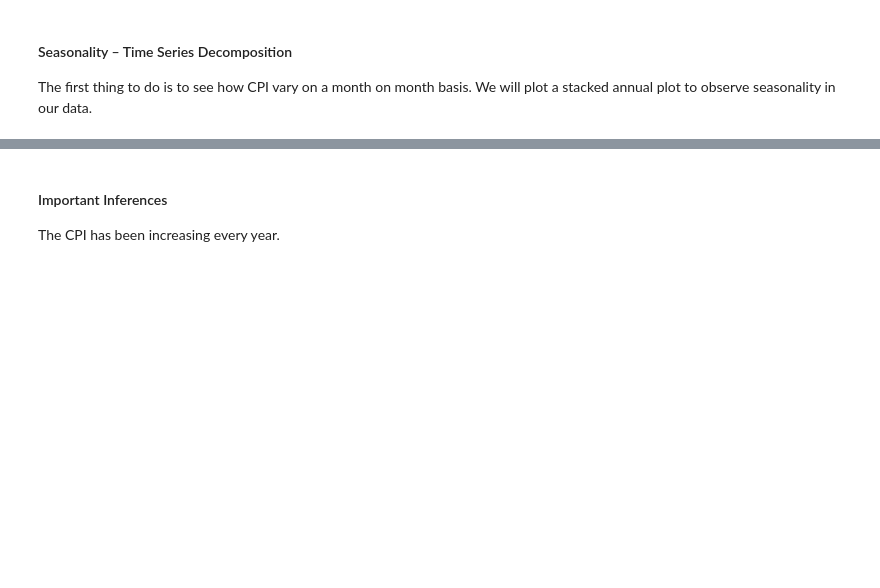
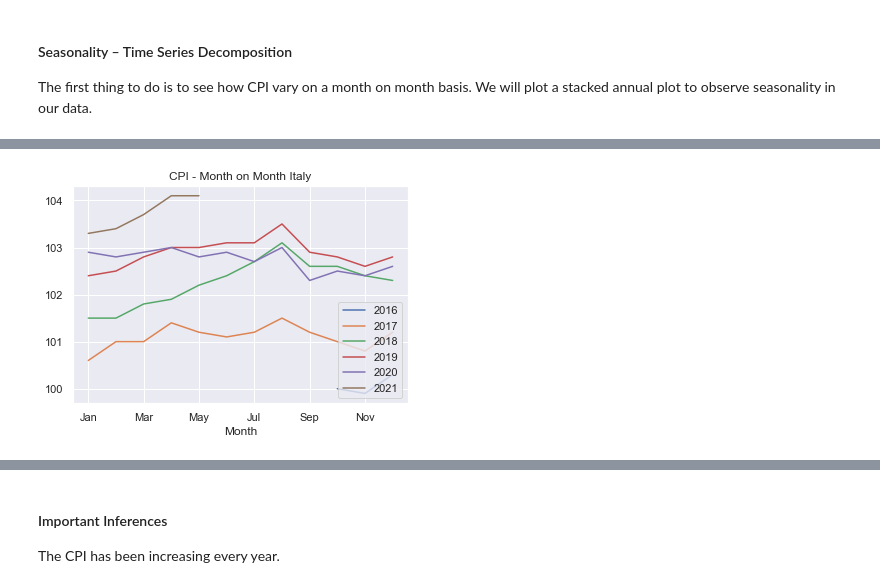
Before and after one commit to tajalahluwalia/data_tools_final_project, a Jupyter notebook: DataScienceToolsFinalProject.ipynb, the cells around one changed output, grey strips where cells are left out. Cells and saved outputs as stored; diff of their text form; code cells hidden in the pictures; blank space fills up the shorter version.

```diff
--- a/DataScienceToolsFinalProject.ipynb
+++ b/DataScienceToolsFinalProject.ipynb
@@ -351,0 +396,4 @@ for country in countries:
+# %%
+monthly_plotter(countries[1])
+# %% [output]
+[figure, added]
```
Also changed, not shown: parts of 59 cells of this notebook.
